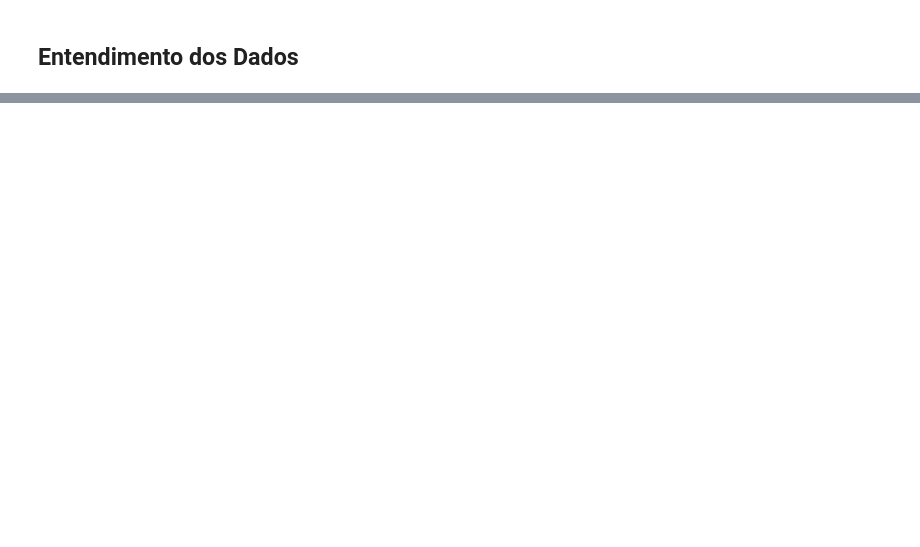
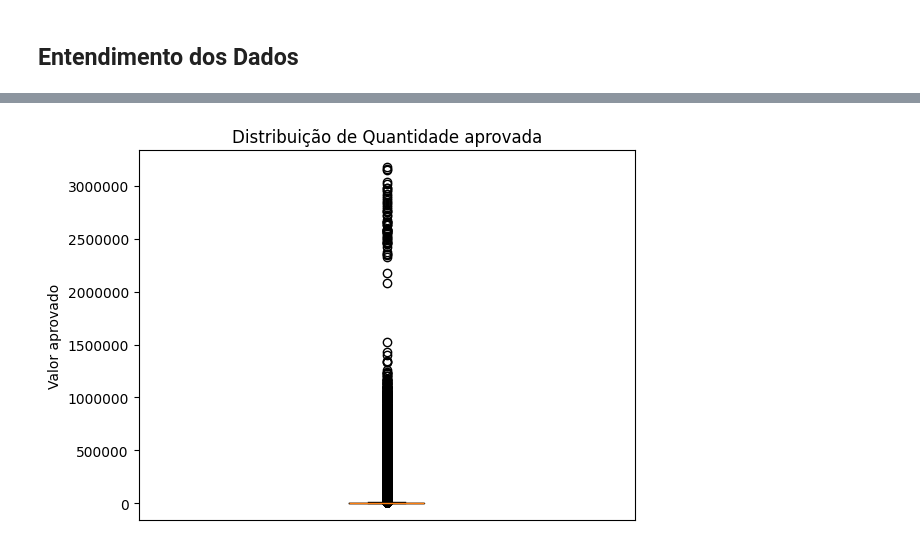
Before and after one commit to marleyabe/Data-SUS, a Jupyter notebook: analise.ipynb, the cells around one changed output, grey strips where cells are left out. Cells and saved outputs as stored; diff of their text form; code cells hidden in the pictures; blank space fills up the shorter version.

```diff
--- a/analise.ipynb
+++ b/analise.ipynb
@@ -11,3 +24,5 @@ df = pd.read_csv('resultado.csv', sep=';', encoding='latin1')
 # %% [markdown]
 ## Entendimento dos Dados
+# %%
+df.columns = df.columns.str.strip()
 # %%
@@ -28,0 +50,5 @@ df
+# %%
+df = df.replace(0, np.nan)
+# %%
+df['Código Município'] = df['Código Município'].astype(str)
+df['Ano'] = df['Ano'].astype(str)
@@ -28,0 +89,9 @@ df
+# %%
+plt.boxplot(df[df['Conteudo'] == 'Quantidade aprovada']['Total'])
+plt.title('Distribuição de Quantidade aprovada')
+plt.ylabel('Valor aprovado')
+plt.xticks([])
+plt.ticklabel_format(style='plain', axis='y')
+plt.show()
+# %% [output]
+[figure, added]
```
Also changed, not shown: parts of 12 cells of this notebook.
